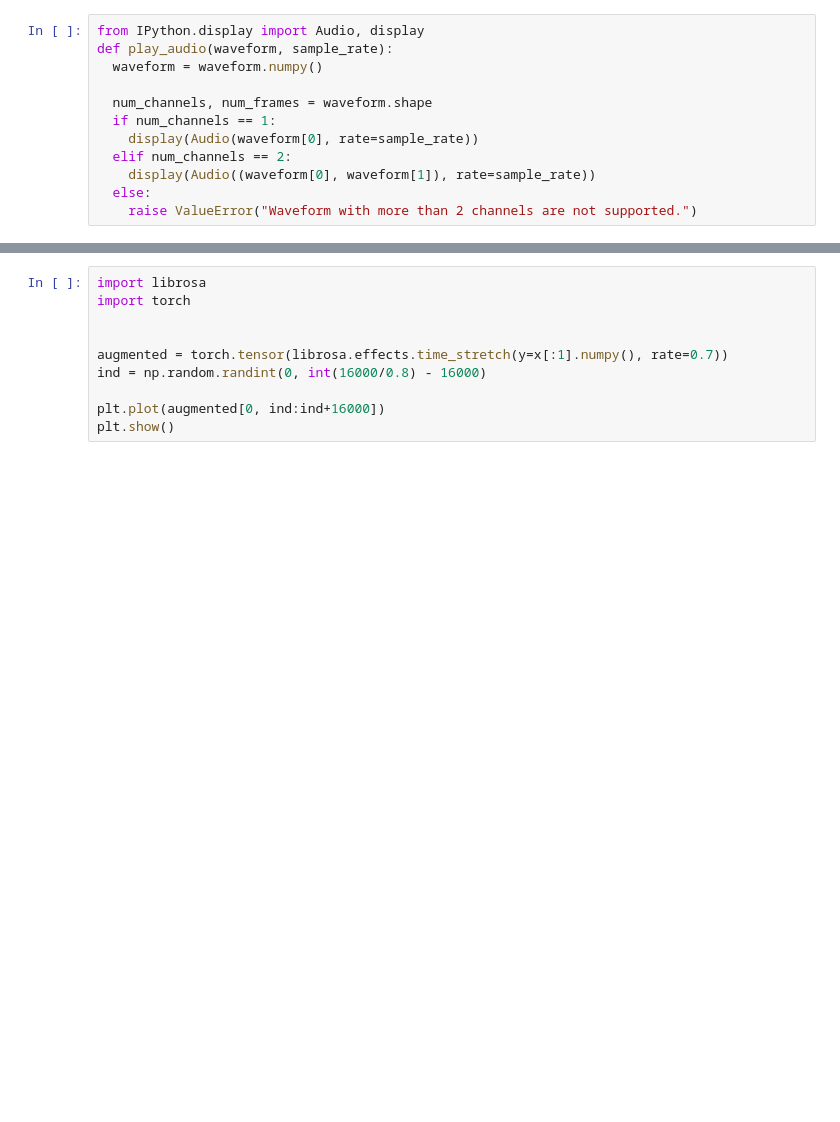
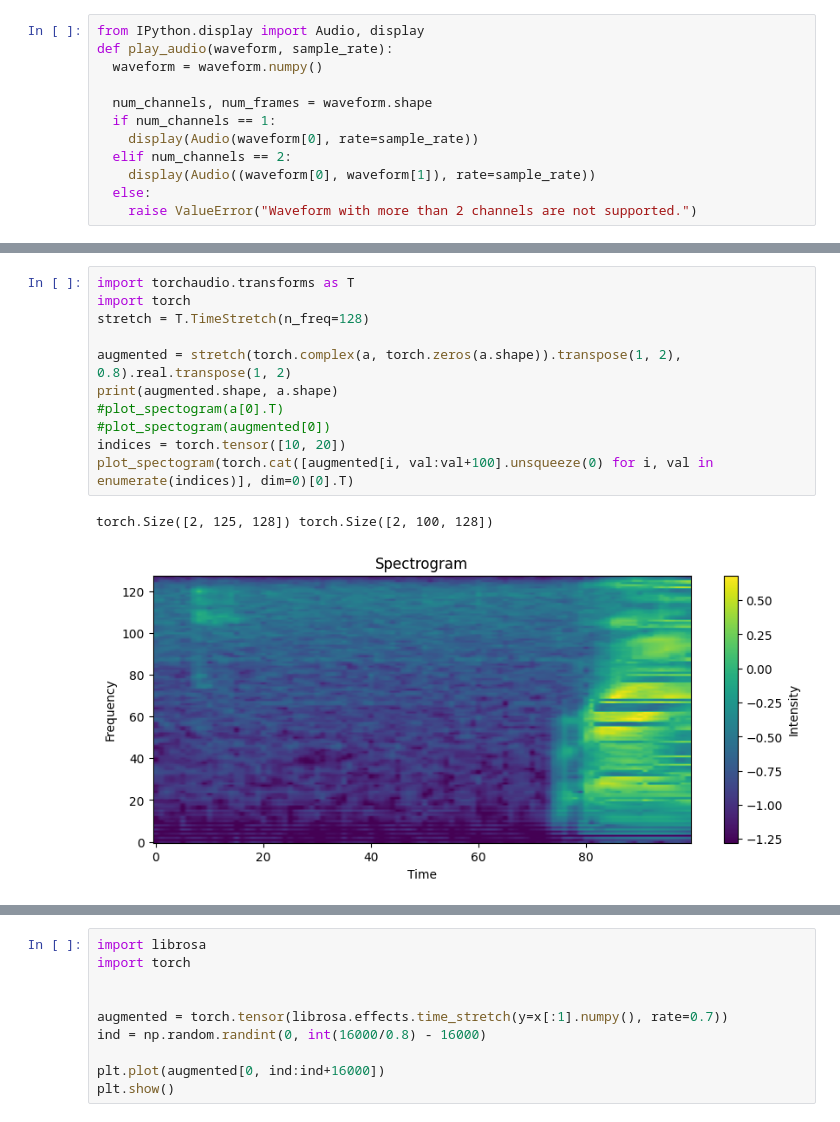
Before and after one commit to Simonexc/MINI_DL_RNN, a Jupyter notebook: src/notebooks/augmentations.ipynb, the cells around one changed output, grey strips where cells are left out. Saved outputs shown, nothing was run; the diff lists cells and outputs as text; blank space fills up the shorter version.

```diff
--- a/src/notebooks/augmentations.ipynb
+++ b/src/notebooks/augmentations.ipynb
@@ -68,3 +68,17 @@ def play_audio(waveform, sample_rate):
 play_audio(x[0].view(1, -1), 16000)
 # %% [output]
 [interactive output not drawn]
+# %%
+import torchaudio.transforms as T
+import torch
+stretch = T.TimeStretch(n_freq=128)
+
+augmented = stretch(torch.complex(a, torch.zeros(a.shape)).transpose(1, 2), 0.8).real.transpose(1, 2)
+print(augmented.shape, a.shape)
+#plot_spectogram(a[0].T)
+#plot_spectogram(augmented[0])
+indices = torch.tensor([10, 20])
+plot_spectogram(torch.cat([augmented[i, val:val+100].unsqueeze(0) for i, val in enumerate(indices)], dim=0)[0].T)
+# %% [output]
+torch.Size([2, 125, 128]) torch.Size([2, 100, 128])
+[figure, added]
```
Also changed, not shown: parts of 2 cells of this notebook, 3 other files.
